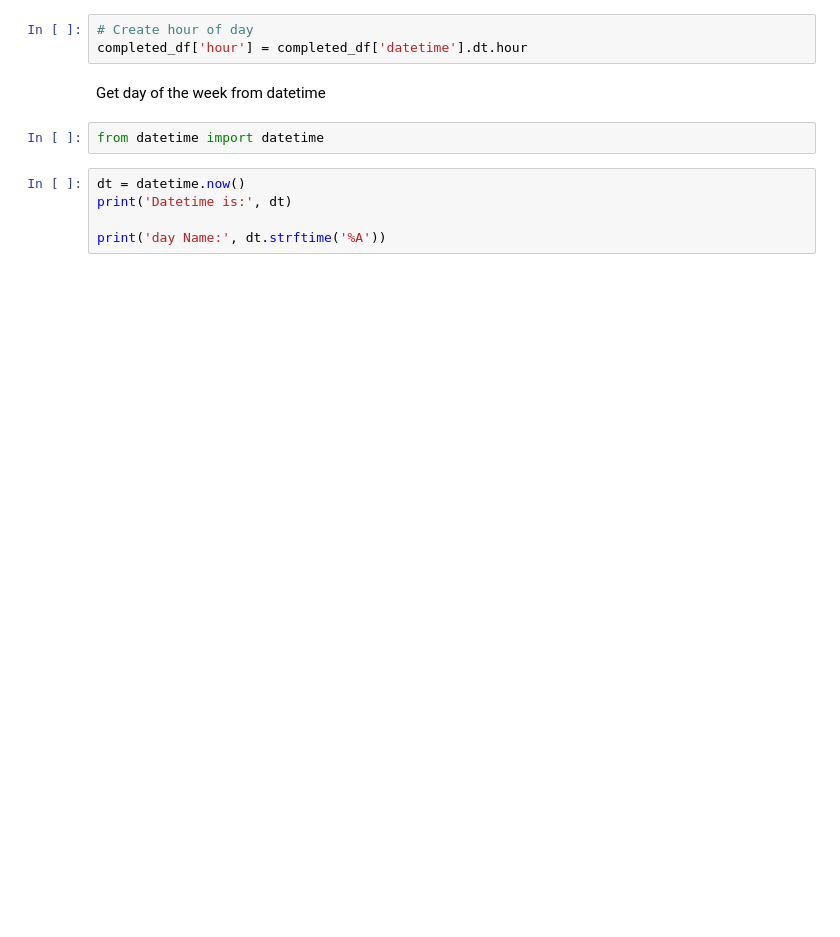
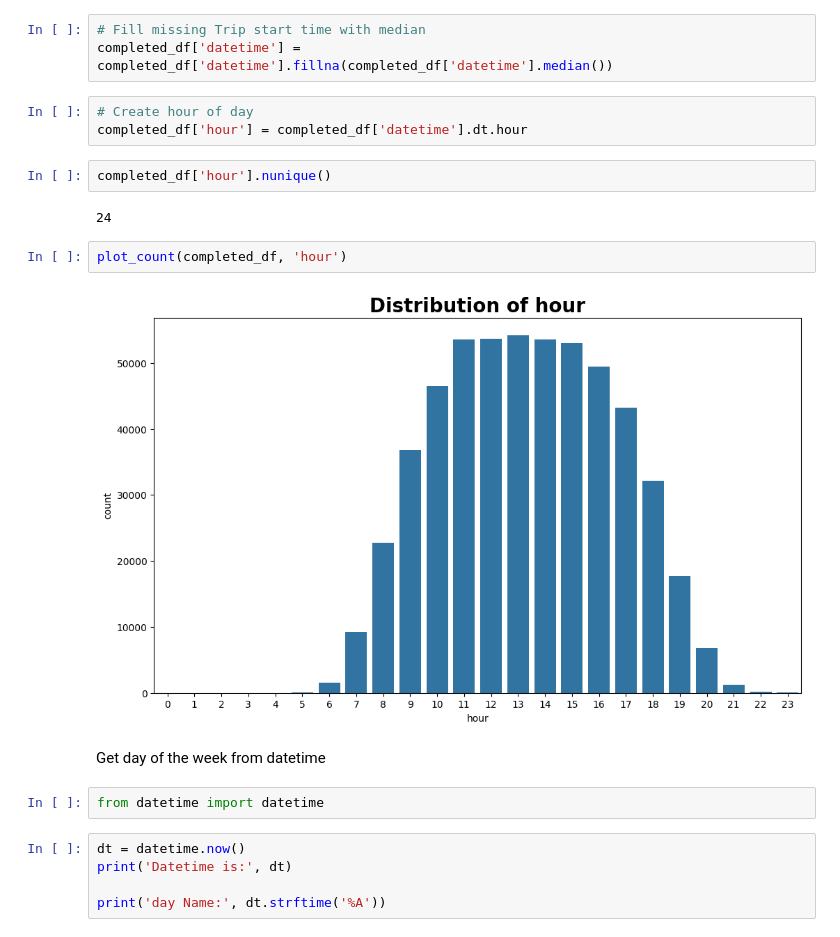
Before and after one commit to nyutu-grace/Logistic_optimization, a Jupyter notebook: notebooks/eda.ipynb, the cells around one changed output. Cells and saved outputs as stored; diff of their text form; blank space fills up the shorter version.

Commit message:
add visuals to the eda analysis results

```diff
--- a/notebooks/eda.ipynb
+++ b/notebooks/eda.ipynb
@@ -30,9 +49,20 @@ Feature Extraction
 # %%
 # Convert timestamp to datetime
 completed_df['datetime'] = pd.to_datetime(completed_df['Trip Start Time'])
+# %%
+# Fill missing Trip start time with median
+completed_df['datetime'] = completed_df['datetime'].fillna(completed_df['datetime'].median())
 # %%
 # Create hour of day
 completed_df['hour'] = completed_df['datetime'].dt.hour
+# %%
+completed_df['hour'].nunique()
+# %% [output]
+24
+# %%
+plot_count(completed_df, 'hour')
+# %% [output]
+[figure, added]
 # %% [markdown]
 Get day of the week from datetime
 # %%
```
Also changed, not shown: parts of 19 cells of this notebook, 5 other files.
